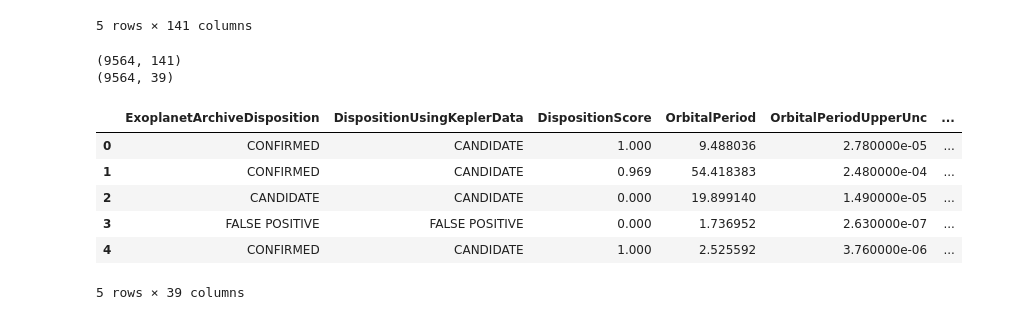
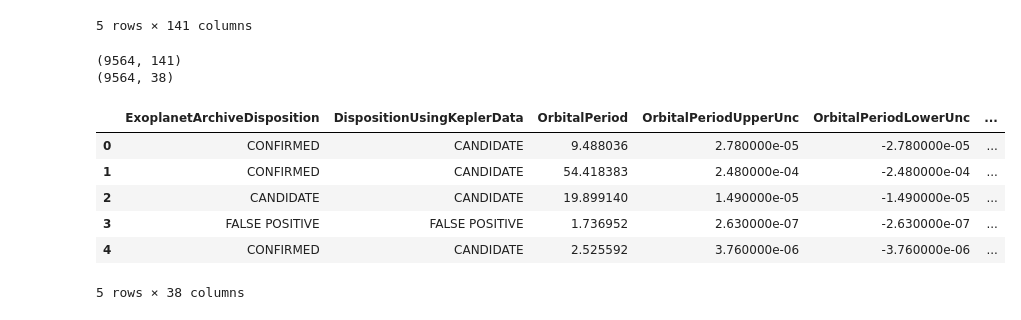
Before and after one commit to shivanshMathur07/exoplanet-detection, a Jupyter notebook: exoPD.ipynb, the cells around one changed output. Drawn from its saved outputs; the diff is of its cells as text; code cells hidden in the pictures.

```diff
--- a/exoPD.ipynb
+++ b/exoPD.ipynb
@@ -84,25 +84,25 @@ data.head()
 # %%
 selected = data
 print(selected.shape)
-selected = selected.loc[:,selected.columns.intersection(['ExoplanetArchiveDisposition','DispositionUsingKeplerData','DispositionScore','OrbitalPeriod','OrbitalPeriodUpperUnc','OrbitalPeriodLowerUnc','TransitEpoch','TransitEpochUpperUnc',
+selected = selected.loc[:,selected.columns.intersection(['ExoplanetArchiveDisposition','DispositionUsingKeplerData','OrbitalPeriod','OrbitalPeriodUpperUnc','OrbitalPeriodLowerUnc','TransitEpoch','TransitEpochUpperUnc',
                                                         'TransitEpochLowerUnc','ImpactParamete','ImpactParameterUpperUnc','ImpactParameterLowerUnc',
                                                         'TransitDuration','TransitDurationUpperUnc','TransitDurationLowerUnc','TransitDepth','TransitDepthLowerUnc','TransitDepthUpperUnc',
                                                         'PlanetaryRadius','PlanetaryRadiusUpperUnc','PlanetaryRadiusLowerUnc','EquilibriumTemperature','InsolationFlux','InsolationFluxUpperUnc',
                                                         'InsolationFluxLowerUnc','TransitSignal-to-Nois','TCEPlanetNumbe','StellarEffectiveTemperature','StellarEffectiveTemperatureUpperUnc',
                                                         'StellarEffectiveTemperatureLowerUnc','StellarSurfaceGravity','StellarSurfaceGravityUpperUnc','StellarSurfaceGravityLowerUnc','StellarRadius',
                                                         'StellarRadiusUpperUnc','StellarRadiusLowerUnc','RA','Dec','Kepler-band'])]
 print(selected.shape)
 selected.head()
 # %% [output]
 (9564, 141)
-(9564, 39)
+(9564, 38)
-|  | ExoplanetArchiveDisposition | DispositionUsingKeplerData | DispositionScore | OrbitalPeriod | OrbitalPeriodUpperUnc | ... |
-| 0 | CONFIRMED | CANDIDATE | 1.000 | 9.488036 | 2.780000e-05 | ... |
-| 1 | CONFIRMED | CANDIDATE | 0.969 | 54.418383 | 2.480000e-04 | ... |
-| 2 | CANDIDATE | CANDIDATE | 0.000 | 19.899140 | 1.490000e-05 | ... |
-| 3 | FALSE POSITIVE | FALSE POSITIVE | 0.000 | 1.736952 | 2.630000e-07 | ... |
-| 4 | CONFIRMED | CANDIDATE | 1.000 | 2.525592 | 3.760000e-06 | ... |
+|  | ExoplanetArchiveDisposition | DispositionUsingKeplerData | OrbitalPeriod | OrbitalPeriodUpperUnc | OrbitalPeriodLowerUnc | ... |
+| 0 | CONFIRMED | CANDIDATE | 9.488036 | 2.780000e-05 | -2.780000e-05 | ... |
+| 1 | CONFIRMED | CANDIDATE | 54.418383 | 2.480000e-04 | -2.480000e-04 | ... |
+| 2 | CANDIDATE | CANDIDATE | 19.899140 | 1.490000e-05 | -1.490000e-05 | ... |
+| 3 | FALSE POSITIVE | FALSE POSITIVE | 1.736952 | 2.630000e-07 | -2.630000e-07 | ... |
+| 4 | CONFIRMED | CANDIDATE | 2.525592 | 3.760000e-06 | -3.760000e-06 | ... |
-5 rows × 39 columns
+5 rows × 38 columns
 # %%
 #target variables
 selected['ExoplanetCandidate'] = selected['DispositionUsingKeplerData'].apply(lambda x: 1 if x == 'CANDIDATE' else 0)
```
Also changed, not shown: parts of 11 cells of this notebook, 1 other file.
